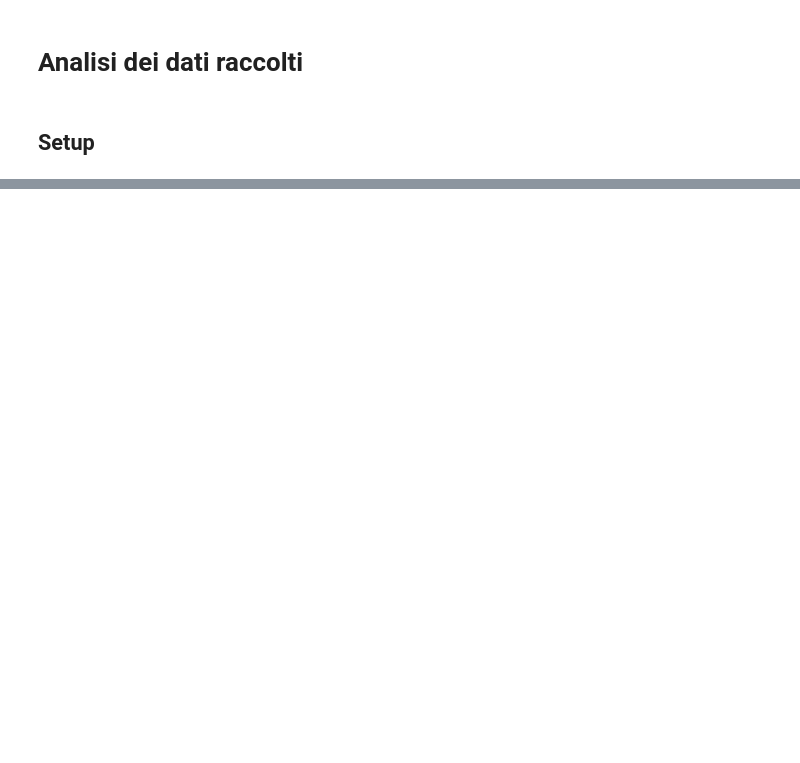
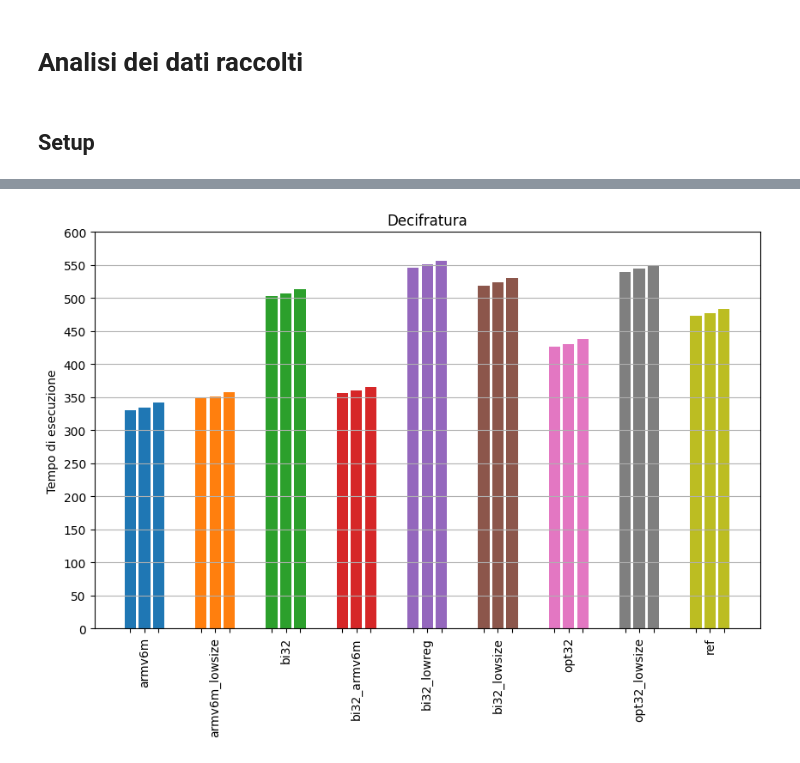
Before and after one commit to MattiaOldani/Tirocinio-ASCON, a Jupyter notebook: adafruit/crypto_aead/notebook/ascon128av12.ipynb, the cells around one changed output, grey strips where cells are left out. Saved outputs shown, nothing was run; the diff lists cells and outputs as text; code cells hidden in the pictures; blank space fills up the shorter version.

```diff
--- a/adafruit/crypto_aead/notebook/ascon128av12.ipynb
+++ b/adafruit/crypto_aead/notebook/ascon128av12.ipynb
@@ -1083,0 +85,5 @@ Varianza: 17.639990990990995
+# %%
+# Decifratura
+plotter(DATAFRAMES, "1B-D", IMPLEMENTATIONS, 50)
+# %% [output]
+[figure, added]
```
Also changed, not shown: parts of 113 cells of this notebook, 4 other files.
